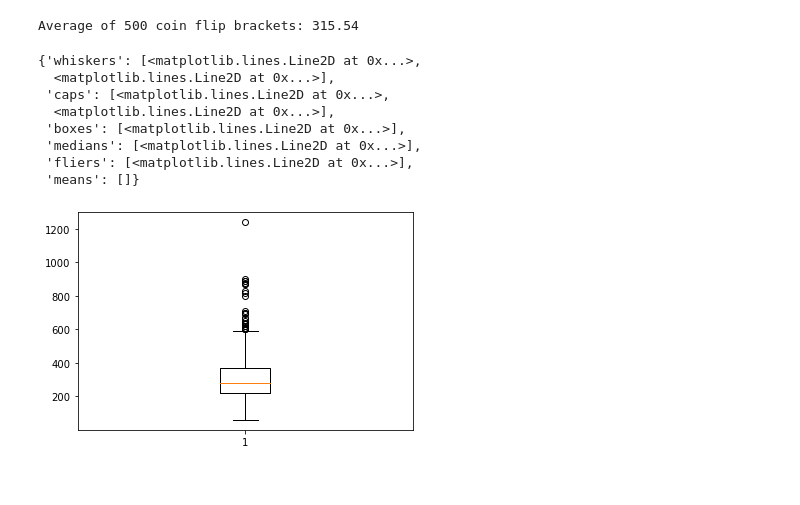
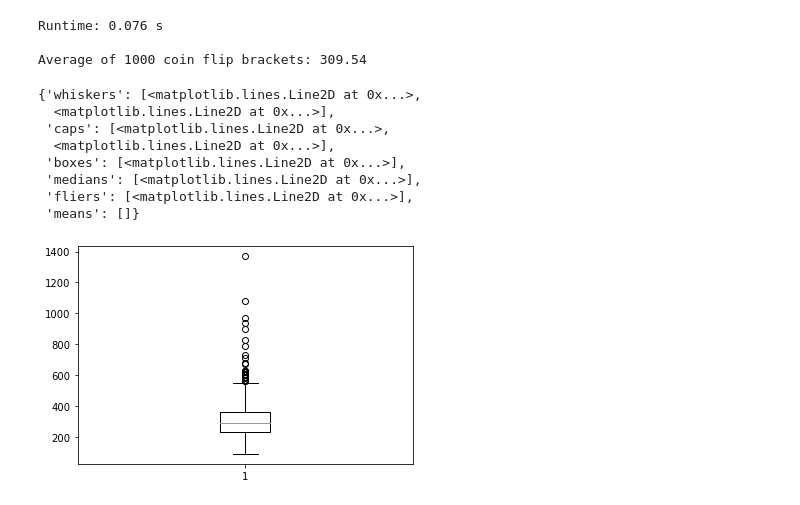
Before and after one commit to AustinStephens/NCAATourneyPredictor, a Jupyter notebook: NCAATourneyPredictor.ipynb, the cells around one changed output. Saved outputs shown, nothing was run; the diff lists cells and outputs as text; code cells hidden in the pictures.

```diff
--- a/NCAATourneyPredictor.ipynb
+++ b/NCAATourneyPredictor.ipynb
@@ -516,10 +346,13 @@ def trainAndPredictXGB(classifier, test_df, sampleSize, num_games):
 # %%
+#9
+# Predicts game-by-game outcomes from specified years
+
 def predictYear(classifier, year, num_games):
 
     predicted_games = [0] * num_games
 
     test_data = train_DF[train_DF['Season'] == year]
-    test_labels = test_data['Winner']
+    test_labels = test_data['Winner'].astype("int")
     test_data = test_data.drop(columns=['Winner'])
 
     training_data = train_DF[train_DF['Season'] != year]
@@ -546,16 +379,23 @@ def predictYear(classifier, year, num_games):
     # Model Prediction
     preds = classifier.predict(test_proc)
 
-    #print(overall_pred)
-
     # Accuracy Score
-    #print(preds)
     return accuracy_score(test_labels, preds)
 
-acc_scores = []
-for year in years:
-    if year > 2010:
-        score = predictYear(svm.SVC(C=4.6, gamma=0.01), year, 63)
-        acc_scores.append(score)
-print(f"Avg Accuracy: {sum(acc_scores) / len(acc_scores)}")
+
+def predictHistorical(classifier):
+    acc_scores = []
+    for year in years:
+        if year >= 2010:
+            score = predictYear(classifier, year, 63)
+            acc_scores.append(score)
+    return acc_scores
+
+start_time = time.time()
+svm_accuracies = predictHistorical(svm.SVC(C=4.6, gamma=0.01))
+print(f"SVM Runtime: {time.time() - start_time:.2f} s\n")
+print(f"Avg game-by-game accuracy across all games from 2010-2019: {sum(svm_accuracies) / len(svm_accuracies):.4f}")
+
+svm_accuracies.append(accuracy(svm_preds))
+pyplot.hist(svm_accuracies)
 # %% [output]
@@ -674,5 +646,9 @@ tournament(svm.SVC(C=4.6, gamma=0.01), bracket_df, 1, 0)
 # %%
 from random import randint
+import time
+
+#12
+# Demonstration of distribution of coin-flip brackets
 
 actual_winners = ( #Teams are given an index starting at the top left and ending at the bottom right
       [], #placeholder so each round can have the right index
@@ -703,33 +679,40 @@ def coin_flip(actual_winners):
 
     for rd in range(1,7):
         sim_tourney = pick_round(sim_tourney)
         predicted_winners.append(sim_tourney[:])
 
     for rd in range(1,7):
         for game in range(0, len(predicted_winners[rd])):
             score = (score + 10 * (2 ** (rd - 1))) if predicted_winners[rd][game] == actual_winners[rd][game] else score
 
     return score
 
 coin_flips = []
 
-num_coin_flips = 500
+start_time = time.time()
+
+# How many coin flip brackets would you like? Feel free to change it (it runs slowly [>10s] above 200,000)
+num_coin_flips = 1000
 for i in range(0, num_coin_flips):
     coin_flips.append(coin_flip(actual_winners))
+
+print(f"Runtime: {time.time() - start_time:.3f} s\n")
 
 print(f"Average of {num_coin_flips} coin flip brackets: {sum(coin_flips) / len(coin_flips)}")
 
 from matplotlib import pyplot
 
 pyplot.boxplot(coin_flips)
 # %% [output]
-Average of 500 coin flip brackets: 315.54
+Runtime: 0.076 s
+
+Average of 1000 coin flip brackets: 309.54
 {'whiskers': [<matplotlib.lines.Line2D at 0x...>,
   <matplotlib.lines.Line2D at 0x...>],
  'caps': [<matplotlib.lines.Line2D at 0x...>,
   <matplotlib.lines.Line2D at 0x...>],
  'boxes': [<matplotlib.lines.Line2D at 0x...>],
  'medians': [<matplotlib.lines.Line2D at 0x...>],
  'fliers': [<matplotlib.lines.Line2D at 0x...>],
  'means': []}
-[figure, old version]
+[figure, new version]
```
Also changed, not shown: parts of 20 cells of this notebook, 1 other file.
